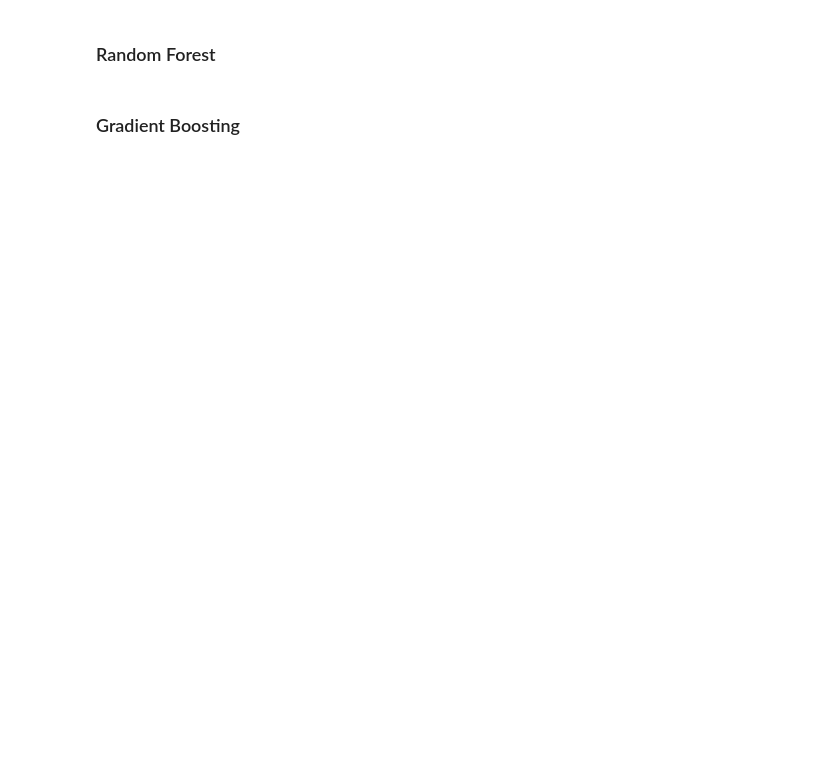
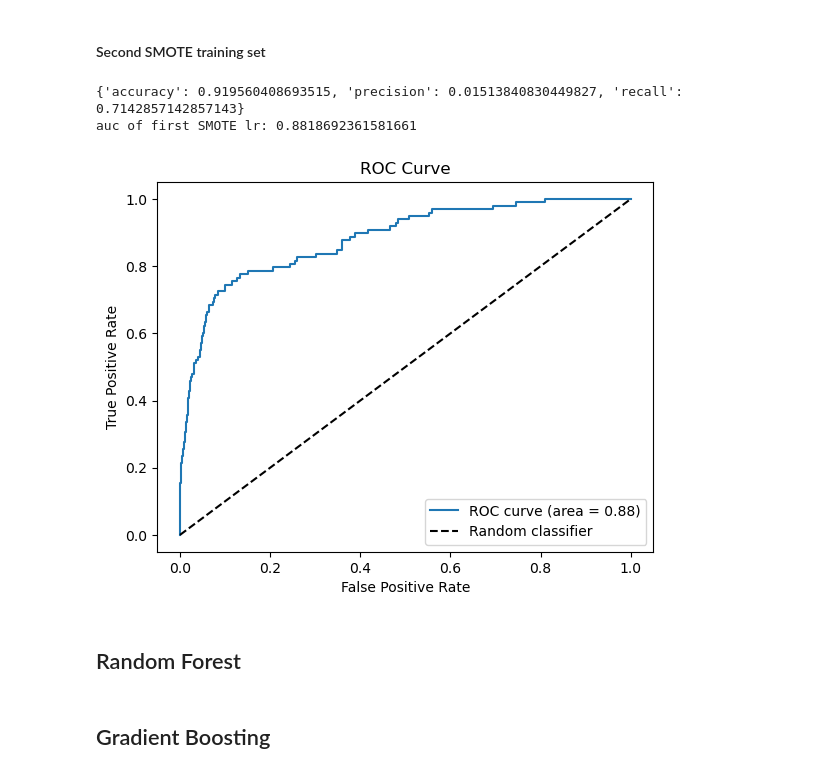
Before and after one commit to KyleDennis25/Credit-Card-Fraud-Detection, a Jupyter notebook: project.ipynb, the cells around one changed output. Drawn from its saved outputs; the diff is of its cells as text; code cells hidden in the pictures; blank space fills up the shorter version.

```diff
--- a/project.ipynb
+++ b/project.ipynb
@@ -42,6 +37,5 @@ There are 492 fraudulent transactions- about 0.1727 percent of the dataset.
 # %%
-# Scale date before splitting
-# Scale time and amount features(PC's were already scaled)in training and test data
+# Scale non-pc data before splitting
 scaler = StandardScaler()
 X_scaled = X.copy()
 X_scaled[['Time', 'Amount']] = scaler.fit_transform(X[['Time', 'Amount']])
@@ -53,10 +47,18 @@ X_train_scaled, X_test_scaled, y_train, y_test = train_test_split(X_scaled, y, t
 X_train_scaled_sampled, y_train_sampled = smote_sampling(X_train_scaled, y_train, sample_proportion=0.3)
 
 # find new fraud proportion
-fraud_count_new = (y_train_sampled == 1).sum()
-fraud_percentage_new = (fraud_count_new/len(X_train_scaled_sampled))*100
-fraud_percentage_rounded_new = round(fraud_percentage_new, 4)
+fraud_count_new, fraud_percentage_rounded_new = fraud_distr(y_train_sampled)
 
 # print new fraud distribution
-print('There are ' + str(fraud_count_new) + ' fraudulent transactions in the training data- about ' + str(fraud_percentage_rounded_new) + ' percent of the dataset.')
+print('There are ' + str(fraud_count_new) + ' fraudulent transactions in the first SMOTE training set- about ' + str(fraud_percentage_rounded_new) + ' percent of the training data.')
+
+
+# apply SMOTE to scaled training data again- have new minority class be about 70 percent of the majority class
+X_train_scaled_sampled2, y_train_sampled2 = smote_sampling(X_train_scaled, y_train, sample_proportion=0.7)
+
+# find new fraud proportion
+fraud_count_new2, fraud_percentage_rounded_new2 = fraud_distr(y_train_sampled2)
+
+# print new fraud distribution
+print('There are ' + str(fraud_count_new2) + ' fraudulent transactions in the second SMOTE training set- about ' + str(fraud_percentage_rounded_new2) + ' percent of the training data.')
 # %% [output]
@@ -85,4 +108,22 @@ roc_plot(y_test, y_pred_prob_lr, lr_auc)
+# %% [markdown]
+#### Second SMOTE training set
+# %%
+# Fit first SMOTE model and get predictions
+y_pred_prob_lr3, y_pred_lr3 = train_and_predict(lr, X_train_scaled_sampled2, y_train_sampled2, X_test_scaled)
+
+# Get accuracy metrics
+lr_metrics3 = calculate_metrics(y_test, y_pred_lr3)
+print(lr_metrics3)
+lr_auc3 = roc_auc_score(y_test, y_pred_prob_lr3)
+print('auc of first SMOTE lr: '+ str(lr_auc3))
+
+# Plot auc
+roc_plot(y_test, y_pred_prob_lr3, lr_auc3)
+# %% [output]
+{'accuracy': 0.919560408693515, 'precision': 0.01513840830449827, 'recall': 0.7142857142857143}
+auc of first SMOTE lr: 0.8818692361581661
+[figure, added]
 # %% [markdown]
-### Random Forest
+## Random Forest
 # %% [markdown]
-### Gradient Boosting
+## Gradient Boosting
```
Also changed, not shown: parts of 12 cells of this notebook.
